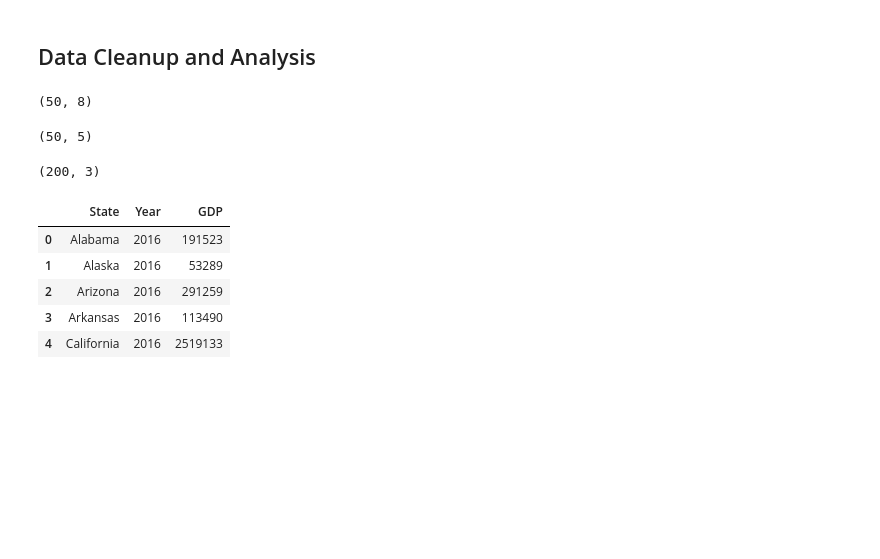
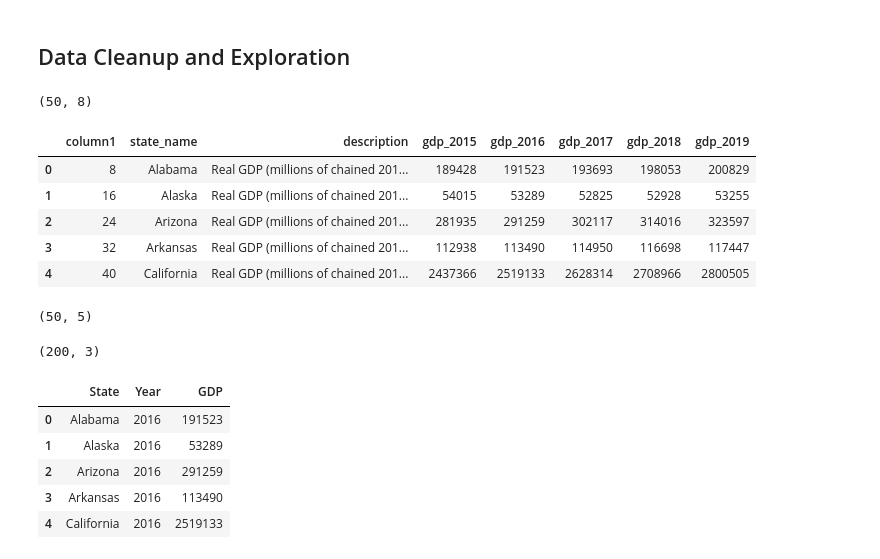
Before and after one commit to lindsera1/GoingViral, a Jupyter notebook: mlr_cleanup.ipynb, the cells around one changed output. Cells and saved outputs as stored; diff of their text form; code cells hidden in the pictures; blank space fills up the shorter version.

```diff
--- a/mlr_cleanup.ipynb
+++ b/mlr_cleanup.ipynb
@@ -1,5 +1,5 @@
 # %% [markdown]
-## Data Cleanup and Analysis
+## Data Cleanup and Exploration
 # %%
 import pandas as pd
 from sqlalchemy import create_engine
@@ -14,10 +14,16 @@ engine = create_engine(db_URI)
 # %%
 # Importing GDP from the database
 gdp_df = pd.read_sql_query("select * from cleaned_gbp_csv", con=engine)
 print(gdp_df.shape)
-# gdp_df.head()
+gdp_df.head()
 # %% [output]
 (50, 8)
+|  | column1 | state_name | description | gdp_2015 | gdp_2016 | gdp_2017 | gdp_2018 | gdp_2019 |
+| 0 | 8 | Alabama | Real GDP (millions of chained 201... | 189428 | 191523 | 193693 | 198053 | 200829 |
+| 1 | 16 | Alaska | Real GDP (millions of chained 201... | 54015 | 53289 | 52825 | 52928 | 53255 |
+| 2 | 24 | Arizona | Real GDP (millions of chained 201... | 281935 | 291259 | 302117 | 314016 | 323597 |
+| 3 | 32 | Arkansas | Real GDP (millions of chained 201... | 112938 | 113490 | 114950 | 116698 | 117447 |
+| 4 | 40 | California | Real GDP (millions of chained 201... | 2437366 | 2519133 | 2628314 | 2708966 | 2800505 |
 # %%
 # Drop uneccessary columns
 gdp_df = gdp_df.drop(columns=['column1','description','gdp_2015'])
```
Also changed, not shown: parts of 22 cells of this notebook.
